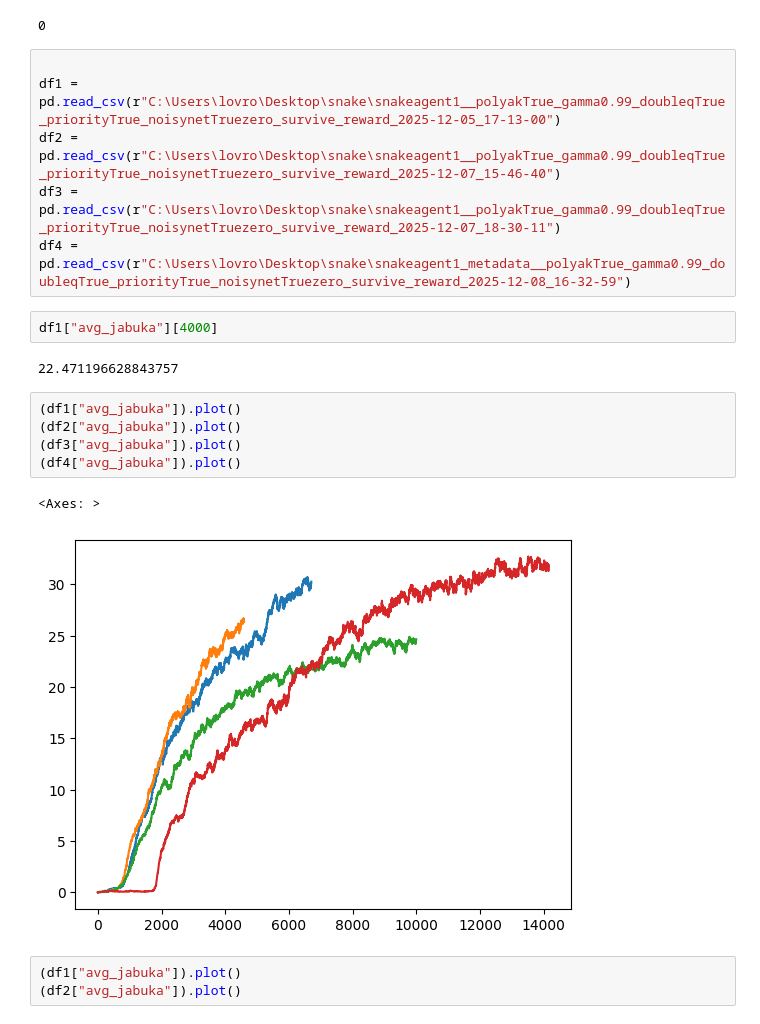
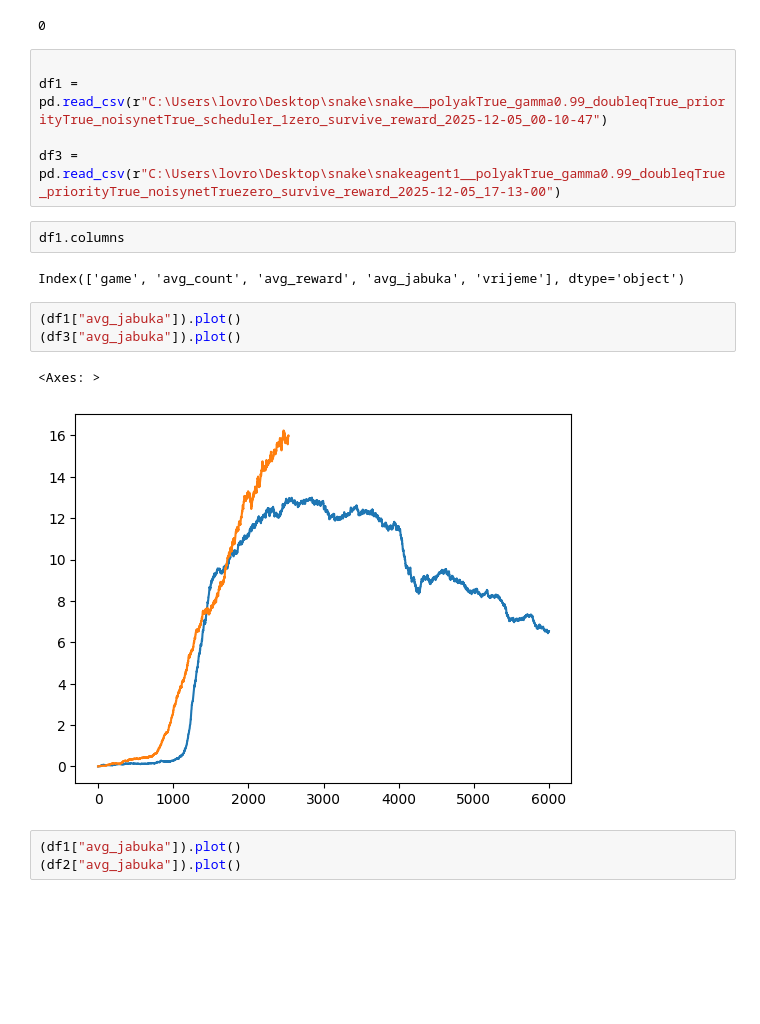
Before and after one commit to Lvlad0022/Diplomski, a Jupyter notebook: snake_biljeznica.ipynb, the cells around one changed output. Saved outputs shown, nothing was run; the diff lists cells and outputs as text; blank space fills up the shorter version.

```diff
--- a/snake_biljeznica.ipynb
+++ b/snake_biljeznica.ipynb
@@ -10,22 +10,19 @@ random.randint(0,1)
 0
 # %%
 
-df1 = pd.read_csv(r"C:\Users\lovro\Desktop\snake\snakeagent1__polyakTrue_gamma0.99_doubleqTrue_priorityTrue_noisynetTruezero_survive_reward_2025-12-05_17-13-00")
-df2 = pd.read_csv(r"C:\Users\lovro\Desktop\snake\snakeagent1__polyakTrue_gamma0.99_doubleqTrue_priorityTrue_noisynetTruezero_survive_reward_2025-12-07_15-46-40")
-df3 = pd.read_csv(r"C:\Users\lovro\Desktop\snake\snakeagent1__polyakTrue_gamma0.99_doubleqTrue_priorityTrue_noisynetTruezero_survive_reward_2025-12-07_18-30-11")
-df4 = pd.read_csv(r"C:\Users\lovro\Desktop\snake\snakeagent1_metadata__polyakTrue_gamma0.99_doubleqTrue_priorityTrue_noisynetTruezero_survive_reward_2025-12-08_16-32-59")
+df1 = pd.read_csv(r"C:\Users\lovro\Desktop\snake\snake__polyakTrue_gamma0.99_doubleqTrue_priorityTrue_noisynetTrue_scheduler_1zero_survive_reward_2025-12-05_00-10-47")
+
+df3 = pd.read_csv(r"C:\Users\lovro\Desktop\snake\snakeagent1__polyakTrue_gamma0.99_doubleqTrue_priorityTrue_noisynetTruezero_survive_reward_2025-12-05_17-13-00")
 # %%
-df1["avg_jabuka"][4000]
+df1.columns
 # %% [output]
-22.471196628843757
+Index(['game', 'avg_count', 'avg_reward', 'avg_jabuka', 'vrijeme'], dtype='object')
 # %%
 (df1["avg_jabuka"]).plot()
-(df2["avg_jabuka"]).plot()
 (df3["avg_jabuka"]).plot()
-(df4["avg_jabuka"]).plot()
 # %% [output]
 <Axes: >
-[figure, old version]
+[figure, new version]
 # %%
 (df1["avg_jabuka"]).plot()
 (df2["avg_jabuka"]).plot()
```
Also changed, not shown: 10 other files.
